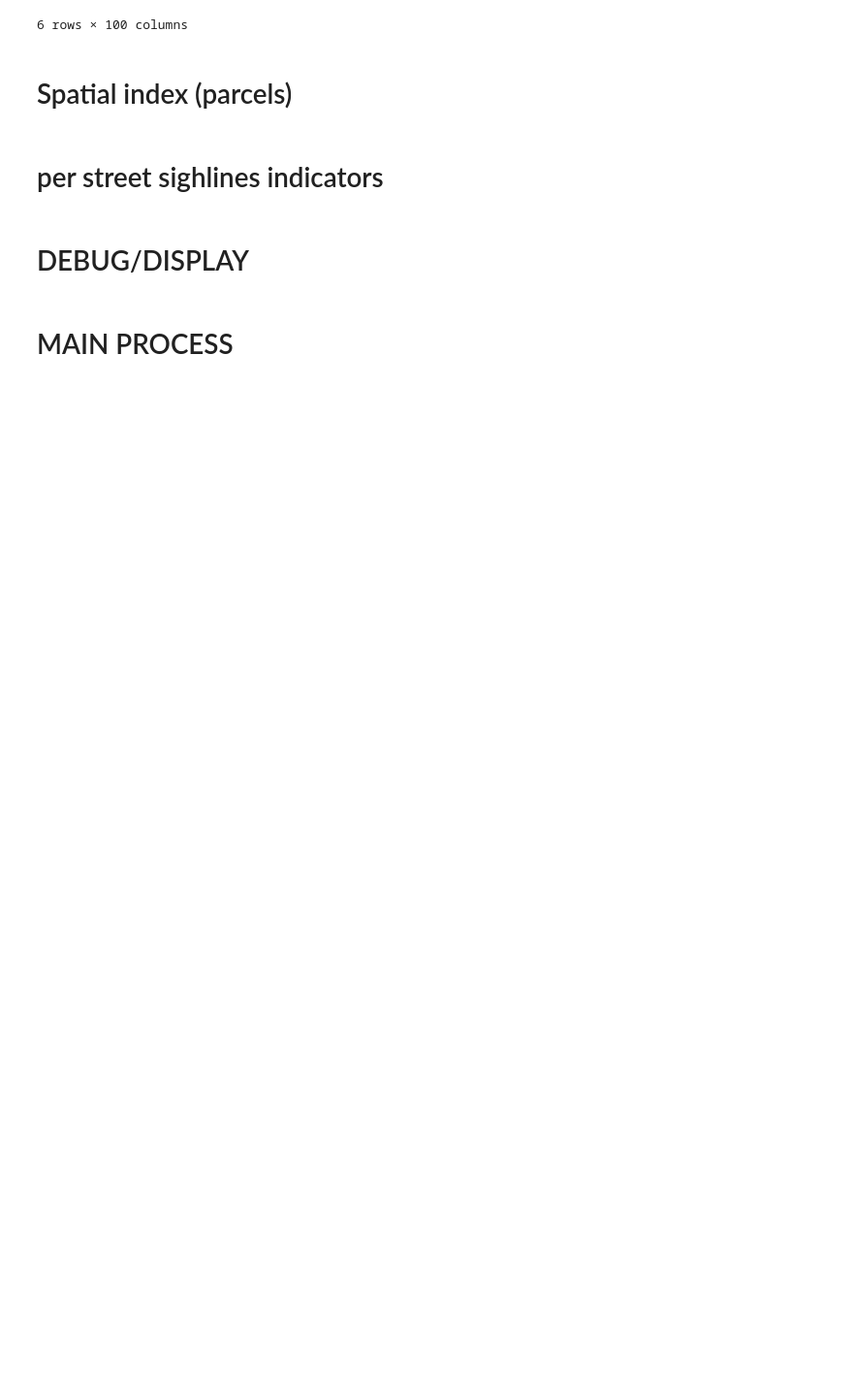
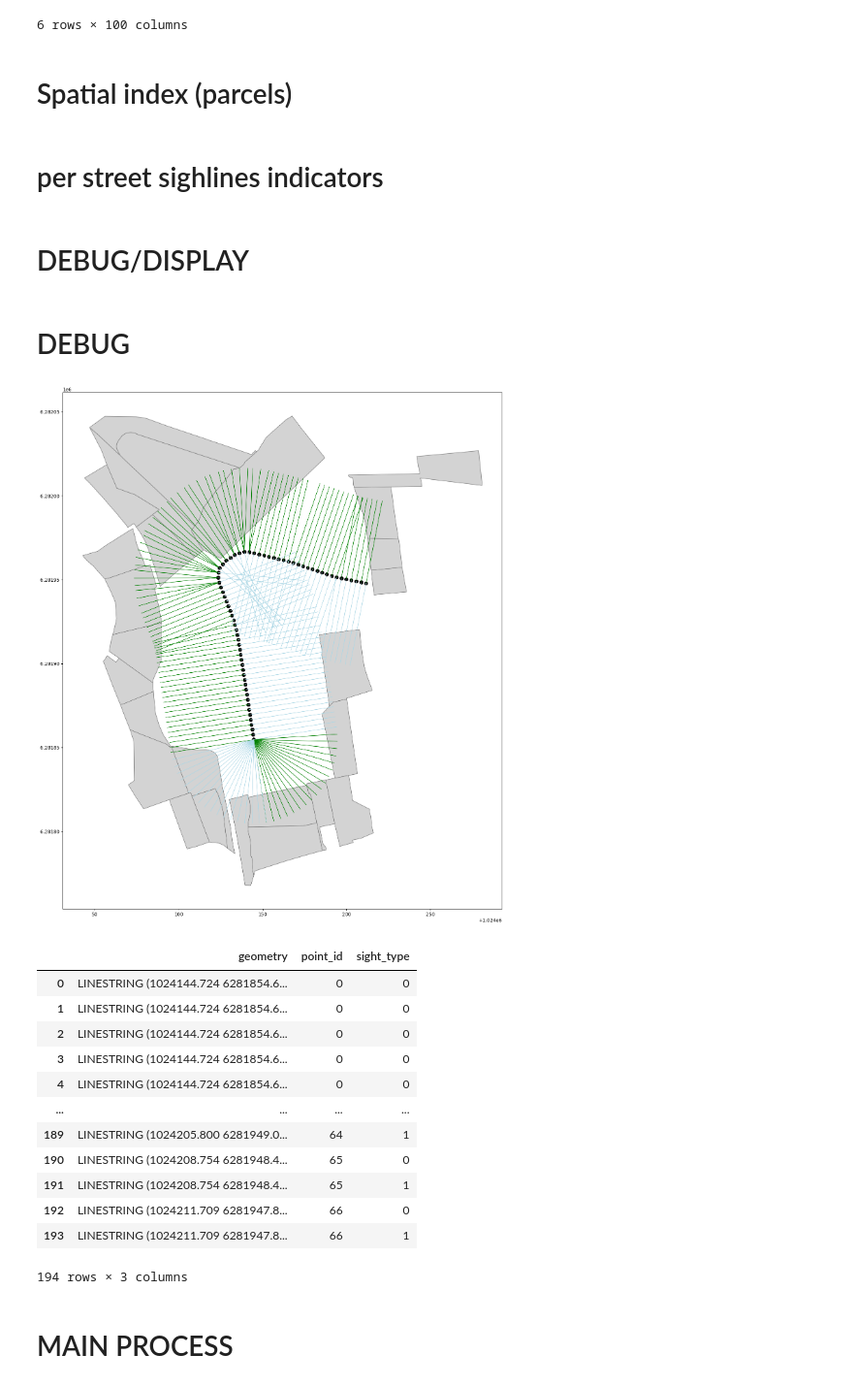
Before and after one commit to uscuni/streetscape, a Jupyter notebook: 02_sightlines_plot.ipynb, the cells around one changed output. Shown at 97% size. Saved outputs shown, nothing was run; the diff lists cells and outputs as text; code cells hidden in the pictures; blank space fills up the shorter version.

Commit message:
Run DEBUG

```diff
--- a/02_sightlines_plot.ipynb
+++ b/02_sightlines_plot.ipynb
@@ -353,5 +354,24 @@ def DEBUG_plot_road(uid):
 
 #DEBUG_plot_road(74333382)  # 06
 #DEBUG_plot_road(74247563)  # BUG geom 06
+# %% [markdown]
+# DEBUG
+# %%
+DEBUG_plot_road(2008)
+# %% [output]
+[figure, added]
+|  | geometry | point_id | sight_type |
+| 0 | LINESTRING (1024144.724 6281854.6... | 0 | 0 |
+| 1 | LINESTRING (1024144.724 6281854.6... | 0 | 0 |
+| 2 | LINESTRING (1024144.724 6281854.6... | 0 | 0 |
+| 3 | LINESTRING (1024144.724 6281854.6... | 0 | 0 |
+| 4 | LINESTRING (1024144.724 6281854.6... | 0 | 0 |
+| ... | ... | ... | ... |
+| 189 | LINESTRING (1024205.800 6281949.0... | 64 | 1 |
+| 190 | LINESTRING (1024208.754 6281948.4... | 65 | 0 |
+| 191 | LINESTRING (1024208.754 6281948.4... | 65 | 1 |
+| 192 | LINESTRING (1024211.709 6281947.8... | 66 | 0 |
+| 193 | LINESTRING (1024211.709 6281947.8... | 66 | 1 |
+194 rows × 3 columns
 # %% [markdown]
 # MAIN PROCESS
```
Also changed, not shown: parts of 3 cells of this notebook.
